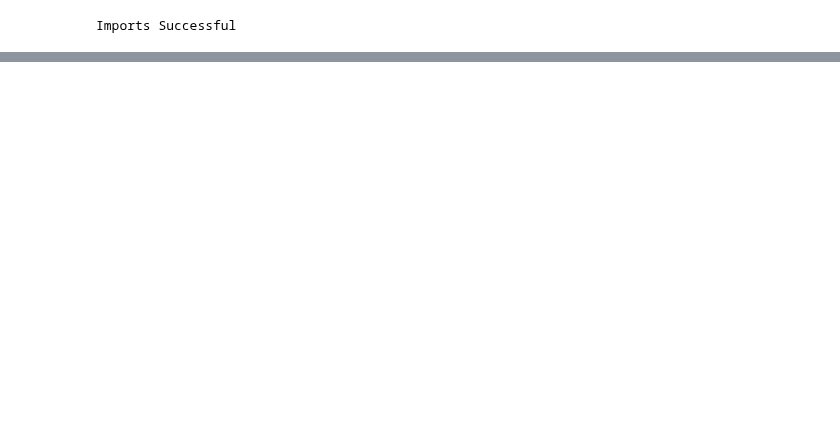
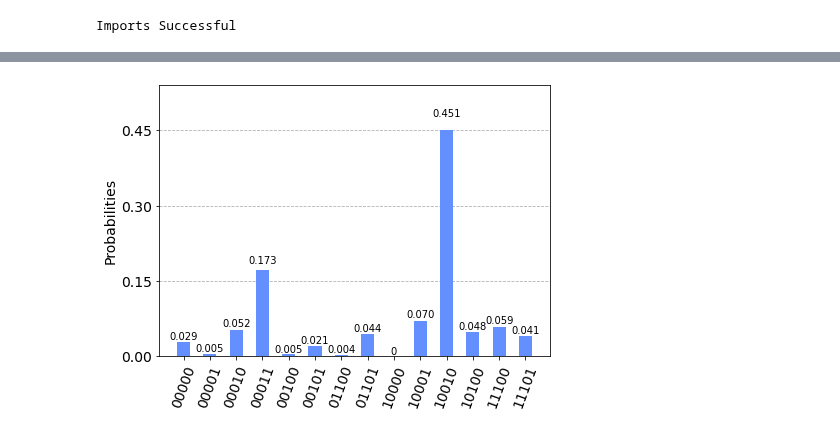
Before and after one commit to schrodingers-koala/quantum-playground, a Jupyter notebook: rewinding.ipynb, the cells around one changed output, grey strips where cells are left out. Saved outputs shown, nothing was run; the diff lists cells and outputs as text; code cells hidden in the pictures; blank space fills up the shorter version.

```diff
--- a/rewinding.ipynb
+++ b/rewinding.ipynb
@@ -197,0 +323,18 @@ statevec_mean_cond(statevector, [1, 1, None])
+# %%
+# This example produces a test circuit with quantum operation V and W of gate Q, a target operation U=(W^n) and input/output q0.
+# This test circuit works as follows.
+# - preparing the state of q0 as |0>.
+# - performing the level 1 correction gate to q0.
+#   - the level 1 correction gate has
+#     - input/putput q0
+#     - trajectory q1, q2, q3
+#     - anchilla q4, q5
+# - getting successfully output q0 if a measurement result of (q3, q2, q1) is
+#   - (0, 0, 1) or
+#   - (0, 1, 0)
+# - performing an operation U(=W^n) to q0. (Operation U is inverted by the universal quantum rewinding protocol.)
+# - performing the second gate Q to q0 and getting successfully output q0 if a measurement result of q6 is 1.
+# - performing an operation of U to q0.
+# Therefore, the final state of q0 becomes |0> if the universal quantum rewinding protocol finishes successfully.
+qc = qrp_test2_qc(0.25, pi/4, 6)
+qc.draw(output="mpl")
@@ -197,0 +343,20 @@ statevec_mean_cond(statevector, [1, 1, None])
+# %%
+# This test circuit performs two measurement,
+# - a measurement of q3, q2 and q1 which outcome is one of four possible classical results.
+#   (001, 110, 010 and 000)
+# - a measurement of q6 which outcome is one of two possible classical results.
+#   (1 and 0)
+# If (q6, q3, q2, q1) = (1, 0, 0, 1) or (1, 0, 1, 0), the universal quantum rewinding protocol successfully finishes.
+# This result shows that,
+# - the probability that (q6, q3, q2, q1, q0) becomes (1, 0, 0, 1, 0) is >0.
+# - the probability that (q6, q3, q2, q1, q0) becomes (1, 0, 0, 1, 1) is 0.
+# - the probability that (q6, q3, q2, q1, q0) becomes (1, 0, 1, 0, 0) is >0.
+# - the probability that (q6, q3, q2, q1, q0) becomes (1, 0, 1, 0, 1) is 0.
+# It means that q0 becomes |0> and the universal quantum rewinding protocol successfully inverts a quantum operation U(=W^n)
+# if (q6, q3, q2, q1) = (1, 0, 0, 1) or (1, 0, 1, 0).
+aer_sim = Aer.get_backend("aer_simulator")
+job = aer_sim.run(assemble(qc), shots=4096)
+result = job.result().get_counts()
+plot_histogram(result)
+# %% [output]
+[figure, added]
```
Also changed, not shown: parts of 16 cells of this notebook.
